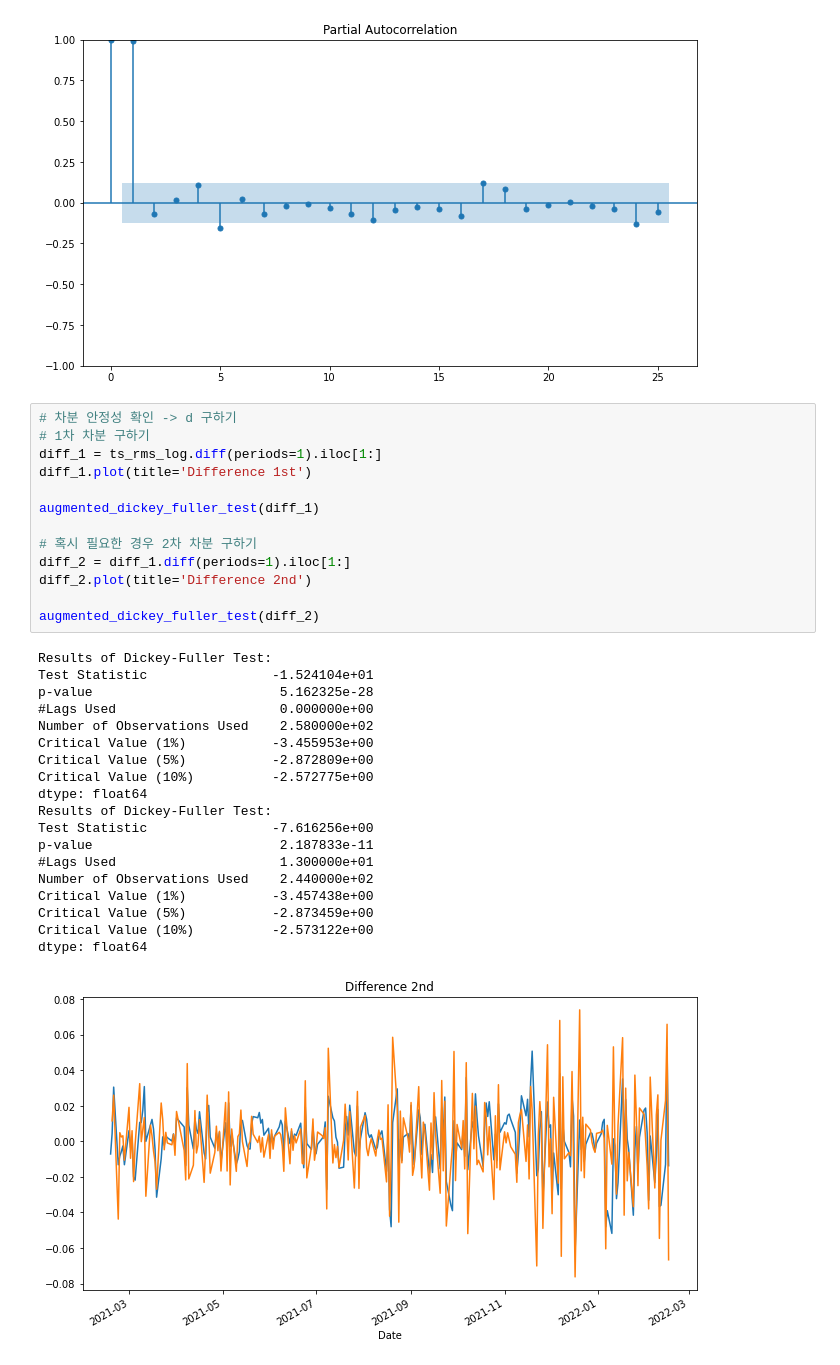
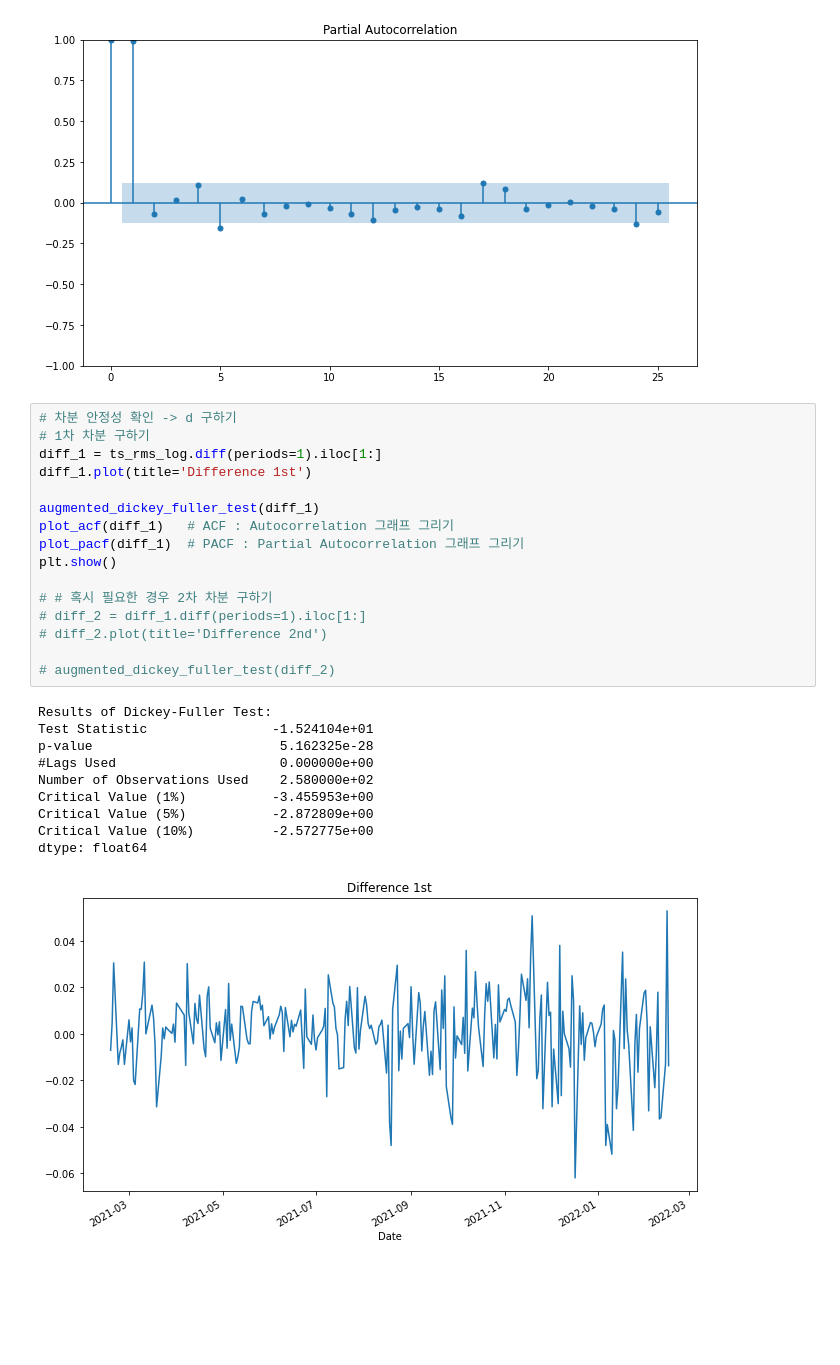
Before and after one commit to LAGABI44/AIFFEL_Study, a Jupyter notebook: EXPLORATION/Submission/[E-11]Stock_Prediction.ipynb, the cells around one changed output. Cells and saved outputs as stored; diff of their text form; blank space fills up the shorter version.

```diff
--- a/EXPLORATION/Submission/[E-11]Stock_Prediction.ipynb
+++ b/EXPLORATION/Submission/[E-11]Stock_Prediction.ipynb
@@ -931,33 +1151,27 @@ plt.show()
 # %%
 # 차분 안정성 확인 -> d 구하기
 # 1차 차분 구하기
 diff_1 = ts_rms_log.diff(periods=1).iloc[1:]
 diff_1.plot(title='Difference 1st')
 
 augmented_dickey_fuller_test(diff_1)
+plot_acf(diff_1)   # ACF : Autocorrelation 그래프 그리기
+plot_pacf(diff_1)  # PACF : Partial Autocorrelation 그래프 그리기
+plt.show()
 
-# 혹시 필요한 경우 2차 차분 구하기
-diff_2 = diff_1.diff(periods=1).iloc[1:]
-diff_2.plot(title='Difference 2nd')
+# # 혹시 필요한 경우 2차 차분 구하기
+# diff_2 = diff_1.diff(periods=1).iloc[1:]
+# diff_2.plot(title='Difference 2nd')
 
-augmented_dickey_fuller_test(diff_2)
+# augmented_dickey_fuller_test(diff_2)
 # %% [output]
 Results of Dickey-Fuller Test:
 Test Statistic                -1.524104e+01
 p-value                        5.162325e-28
 #Lags Used                     0.000000e+00
 Number of Observations Used    2.580000e+02
 Critical Value (1%)           -3.455953e+00
 Critical Value (5%)           -2.872809e+00
 Critical Value (10%)          -2.572775e+00
 dtype: float64
-Results of Dickey-Fuller Test:
-Test Statistic                -7.616256e+00
-p-value                        2.187833e-11
-#Lags Used                     1.300000e+01
-Number of Observations Used    2.440000e+02
-Critical Value (1%)           -3.457438e+00
-Critical Value (5%)           -2.873459e+00
-Critical Value (10%)          -2.573122e+00
-dtype: float64
-[figure, old version]
+[figure, new version]
```
Also changed, not shown: parts of 87 cells of this notebook.
